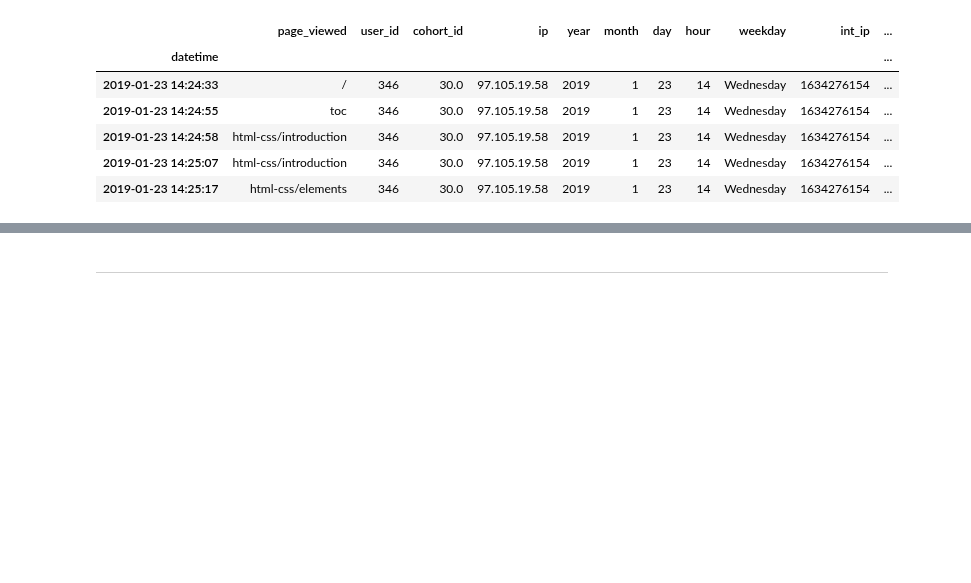
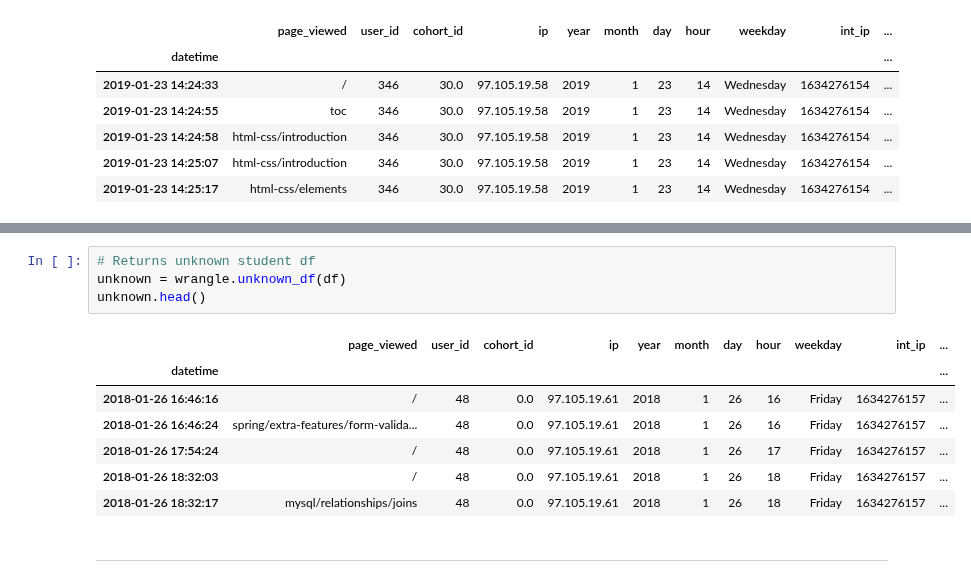
Before and after one commit to CSolitaire/anomaly-detection-exercises, a Jupyter notebook: anomaly_detection_mini_project.ipynb, the cells around one changed output, grey strips where cells are left out. Saved outputs shown, nothing was run; the diff lists cells and outputs as text; blank space fills up the shorter version.

```diff
--- a/anomaly_detection_mini_project.ipynb
+++ b/anomaly_detection_mini_project.ipynb
@@ -67,6 +67,18 @@ web.head()
 | 2018-01-26 09:56:05 | java-ii/object-oriented-programming | 1 | 8.0 | 97.105.19.61 | 2018 | 1 | 26 | 9 | Friday | 1634276157 | ... |
 | 2018-01-26 09:56:06 | slides/object_oriented_programming | 1 | 8.0 | 97.105.19.61 | 2018 | 1 | 26 | 9 | Friday | 1634276157 | ... |
 | 2018-01-26 09:56:24 | javascript-i/conditionals | 2 | 22.0 | 97.105.19.61 | 2018 | 1 | 26 | 9 | Friday | 1634276157 | ... |
+# %%
+# Returns unknown student df
+unknown = wrangle.unknown_df(df)
+unknown.head()
+# %% [output]
+|  | page_viewed | user_id | cohort_id | ip | year | month | day | hour | weekday | int_ip | ... |
+| datetime |  |  |  |  |  |  |  |  |  |  | ... |
+| 2018-01-26 16:46:16 | / | 48 | 0.0 | 97.105.19.61 | 2018 | 1 | 26 | 16 | Friday | 1634276157 | ... |
+| 2018-01-26 16:46:24 | spring/extra-features/form-valida... | 48 | 0.0 | 97.105.19.61 | 2018 | 1 | 26 | 16 | Friday | 1634276157 | ... |
+| 2018-01-26 17:54:24 | / | 48 | 0.0 | 97.105.19.61 | 2018 | 1 | 26 | 17 | Friday | 1634276157 | ... |
+| 2018-01-26 18:32:03 | / | 48 | 0.0 | 97.105.19.61 | 2018 | 1 | 26 | 18 | Friday | 1634276157 | ... |
+| 2018-01-26 18:32:17 | mysql/relationships/joins | 48 | 0.0 | 97.105.19.61 | 2018 | 1 | 26 | 18 | Friday | 1634276157 | ... |
 # %% [markdown]
 ****
 # %% [markdown]
```
Also changed, not shown: parts of 11 cells of this notebook.
